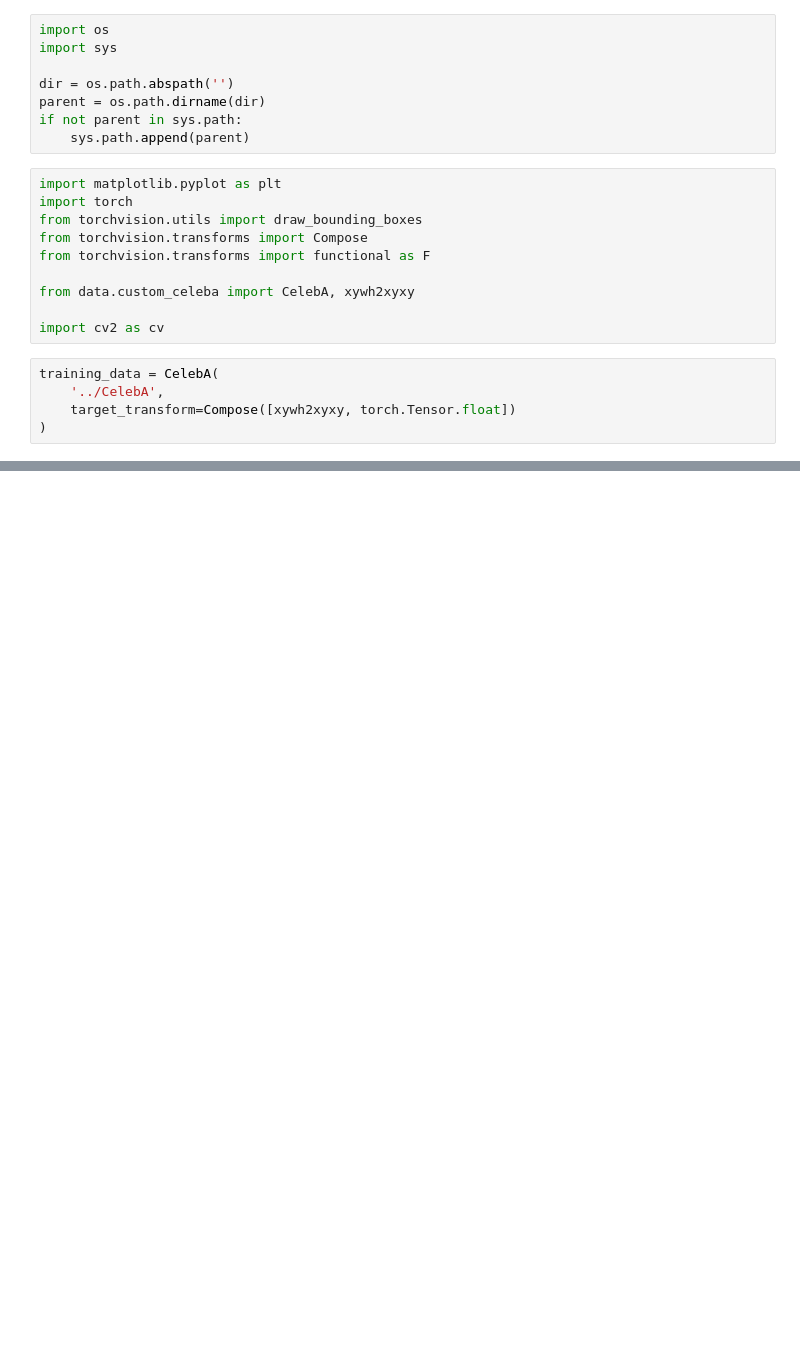
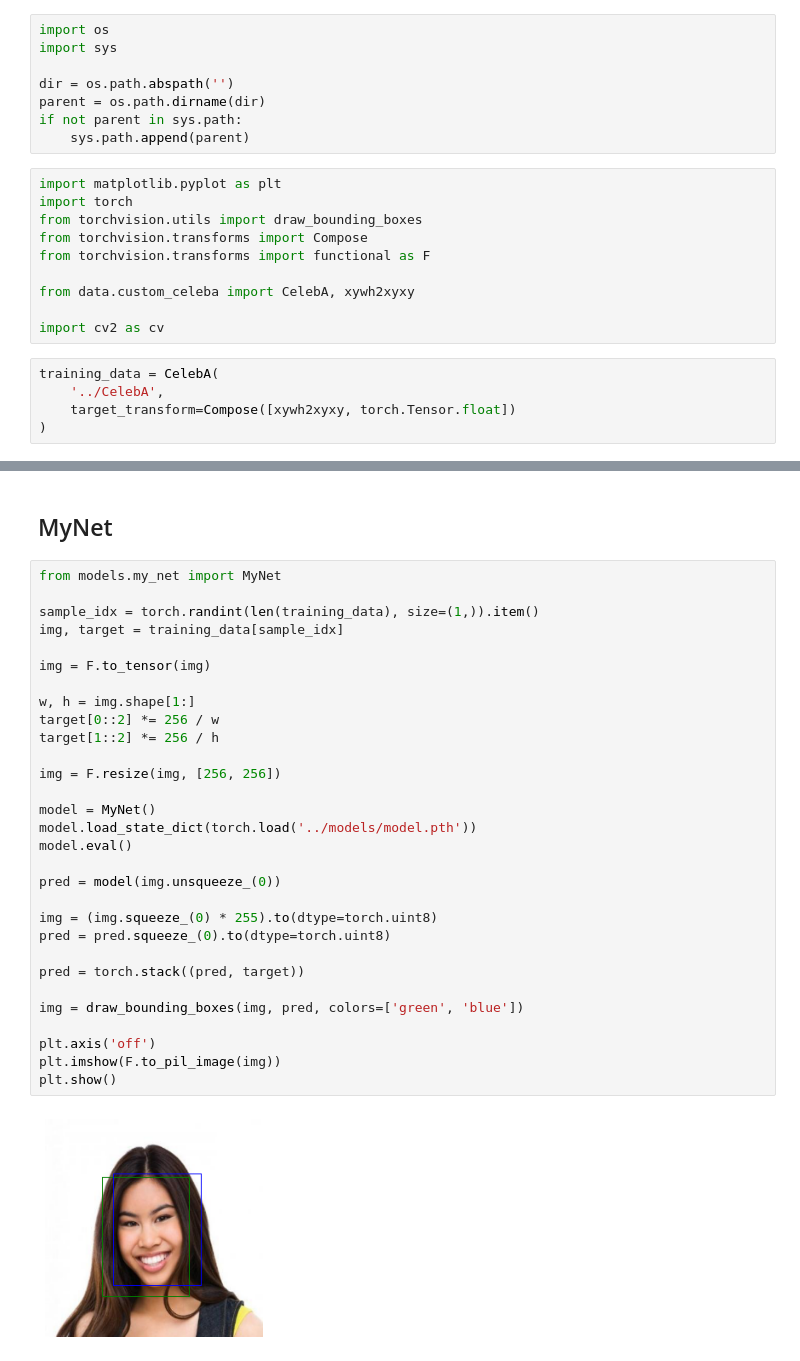
Before and after one commit to AntonVucinic/Projekt, a Jupyter notebook: notebooks/visualize.ipynb, the cells around one changed output, grey strips where cells are left out. Cells and saved outputs as stored; diff of their text form; blank space fills up the shorter version.

```diff
--- a/notebooks/visualize.ipynb
+++ b/notebooks/visualize.ipynb
@@ -94,0 +93,34 @@ for i in range(1, cols * rows + 1):
+# %% [markdown]
+## MyNet
+# %%
+from models.my_net import MyNet
+
+sample_idx = torch.randint(len(training_data), size=(1,)).item()
+img, target = training_data[sample_idx]
+
+img = F.to_tensor(img)
+
+w, h = img.shape[1:]
+target[0::2] *= 256 / w
+target[1::2] *= 256 / h
+
+img = F.resize(img, [256, 256])
+
+model = MyNet()
+model.load_state_dict(torch.load('../models/model.pth'))
+model.eval()
+
+pred = model(img.unsqueeze_(0))
+
+img = (img.squeeze_(0) * 255).to(dtype=torch.uint8)
+pred = pred.squeeze_(0).to(dtype=torch.uint8)
+
+pred = torch.stack((pred, target))
+
+img = draw_bounding_boxes(img, pred, colors=['green', 'blue'])
+
+plt.axis('off')
+plt.imshow(F.to_pil_image(img))
+plt.show()
+# %% [output]
+[figure, added]
```
Also changed, not shown: parts of 8 cells of this notebook, 11 other files.
